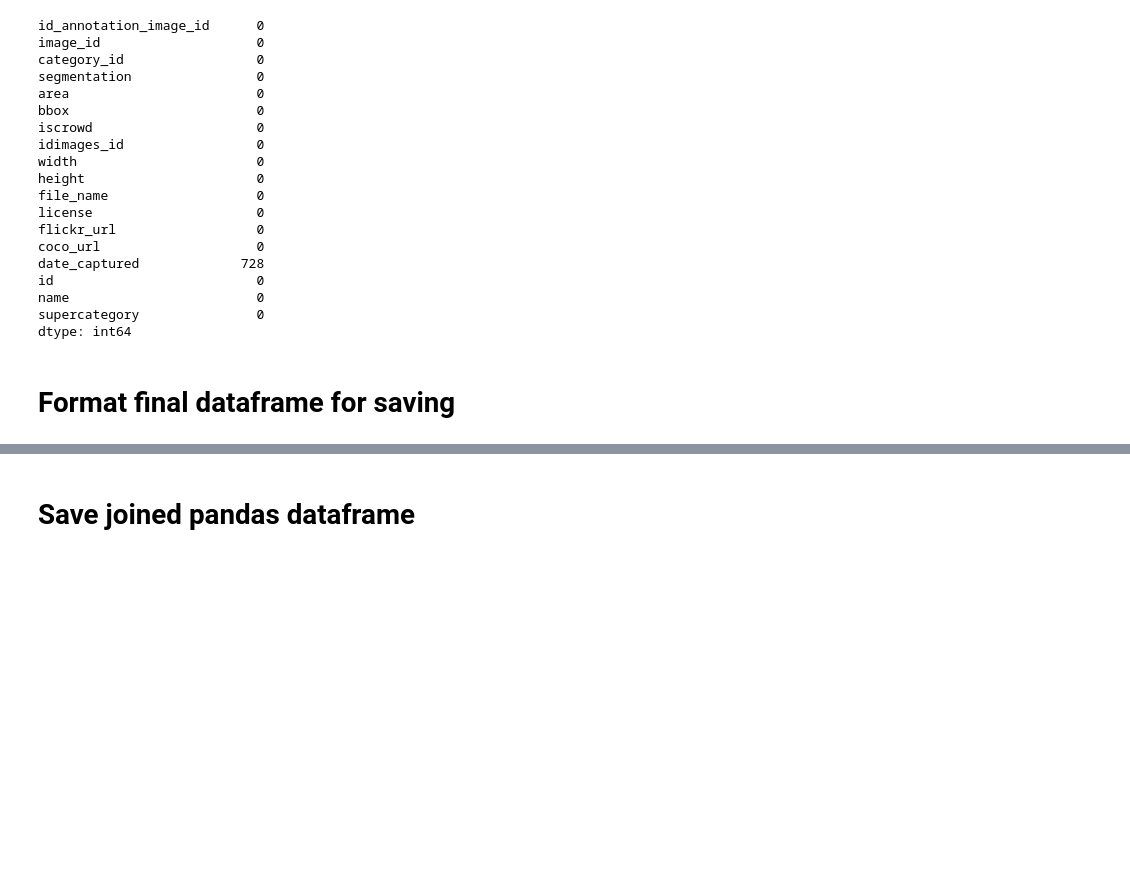
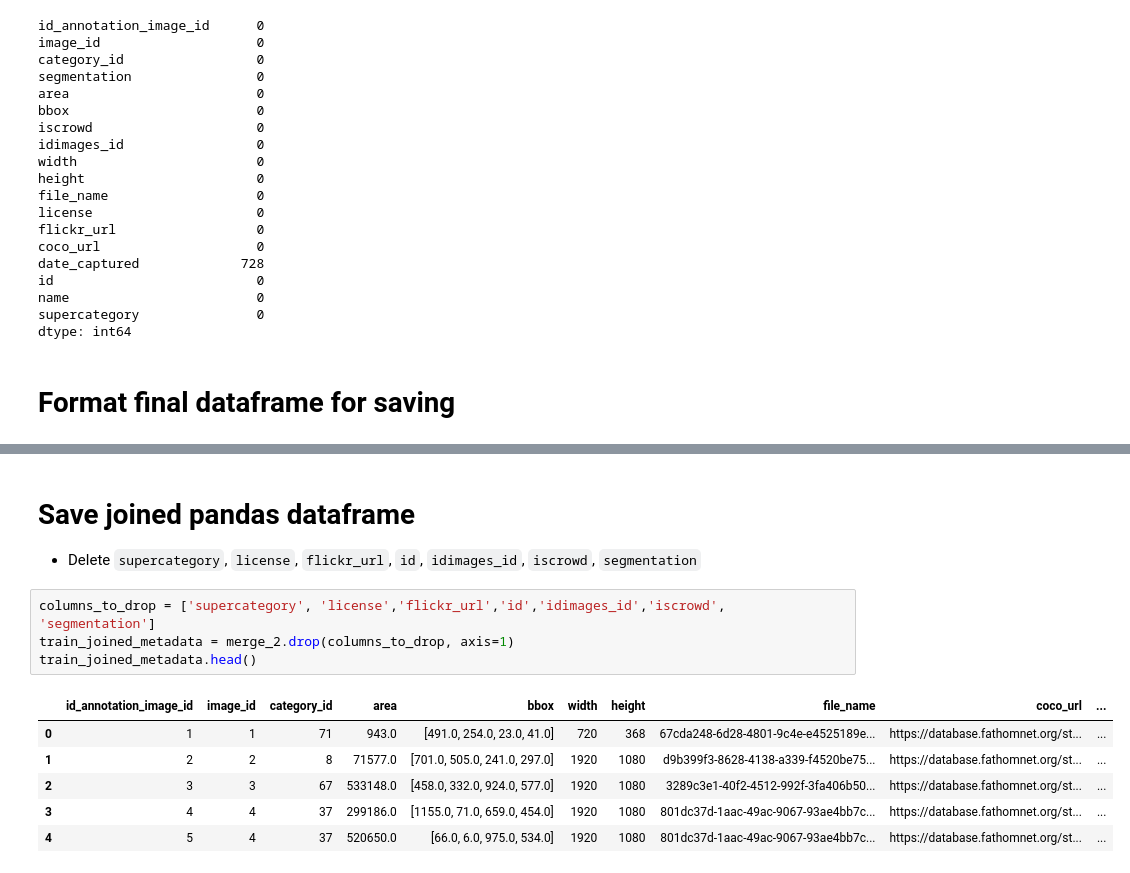
Before and after one commit to JulianaGomez/fathomnet2025, a Jupyter notebook: eda_jgc.ipynb, the cells around one changed output, grey strips where cells are left out. Saved outputs shown, nothing was run; the diff lists cells and outputs as text; blank space fills up the shorter version.

Commit message:
Kaggle Notebook | eda_fathomnet.ipynb | Version 9 | train_metadata ready as csv

```diff
--- a/eda_jgc.ipynb
+++ b/eda_jgc.ipynb
@@ -344,2 +380,15 @@ dtype: object
 # %% [markdown]
 # Save joined pandas dataframe
+
+- Delete `supercategory`, `license`, `flickr_url`, `id`, `idimages_id`, `iscrowd`, `segmentation`
+# %%
+columns_to_drop = ['supercategory', 'license','flickr_url','id','idimages_id','iscrowd', 'segmentation']
+train_joined_metadata = merge_2.drop(columns_to_drop, axis=1)
+train_joined_metadata.head()
+# %% [output]
+|  | id_annotation_image_id | image_id | category_id | area | bbox | width | height | file_name | coco_url | ... |
+| 0 | 1 | 1 | 71 | 943.0 | [491.0, 254.0, 23.0, 41.0] | 720 | 368 | 67cda248-6d28-4801-9c4e-e4525189e... | https://database.fathomnet.org/st... | ... |
+| 1 | 2 | 2 | 8 | 71577.0 | [701.0, 505.0, 241.0, 297.0] | 1920 | 1080 | d9b399f3-8628-4138-a339-f4520be75... | https://database.fathomnet.org/st... | ... |
+| 2 | 3 | 3 | 67 | 533148.0 | [458.0, 332.0, 924.0, 577.0] | 1920 | 1080 | 3289c3e1-40f2-4512-992f-3fa406b50... | https://database.fathomnet.org/st... | ... |
+| 3 | 4 | 4 | 37 | 299186.0 | [1155.0, 71.0, 659.0, 454.0] | 1920 | 1080 | 801dc37d-1aac-49ac-9067-93ae4bb7c... | https://database.fathomnet.org/st... | ... |
+| 4 | 5 | 4 | 37 | 520650.0 | [66.0, 6.0, 975.0, 534.0] | 1920 | 1080 | 801dc37d-1aac-49ac-9067-93ae4bb7c... | https://database.fathomnet.org/st... | ... |
```
Also changed, not shown: parts of 33 cells of this notebook.
